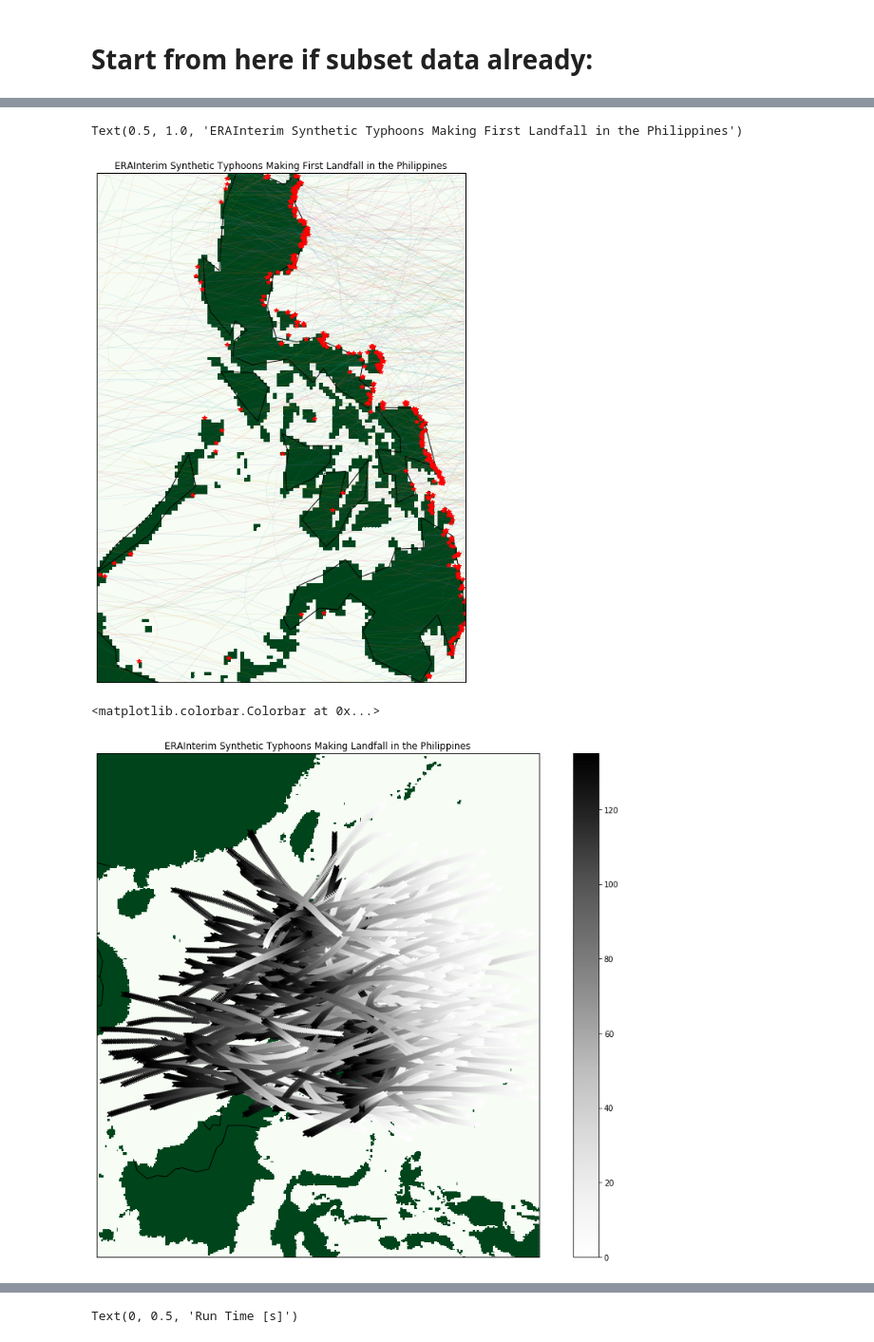
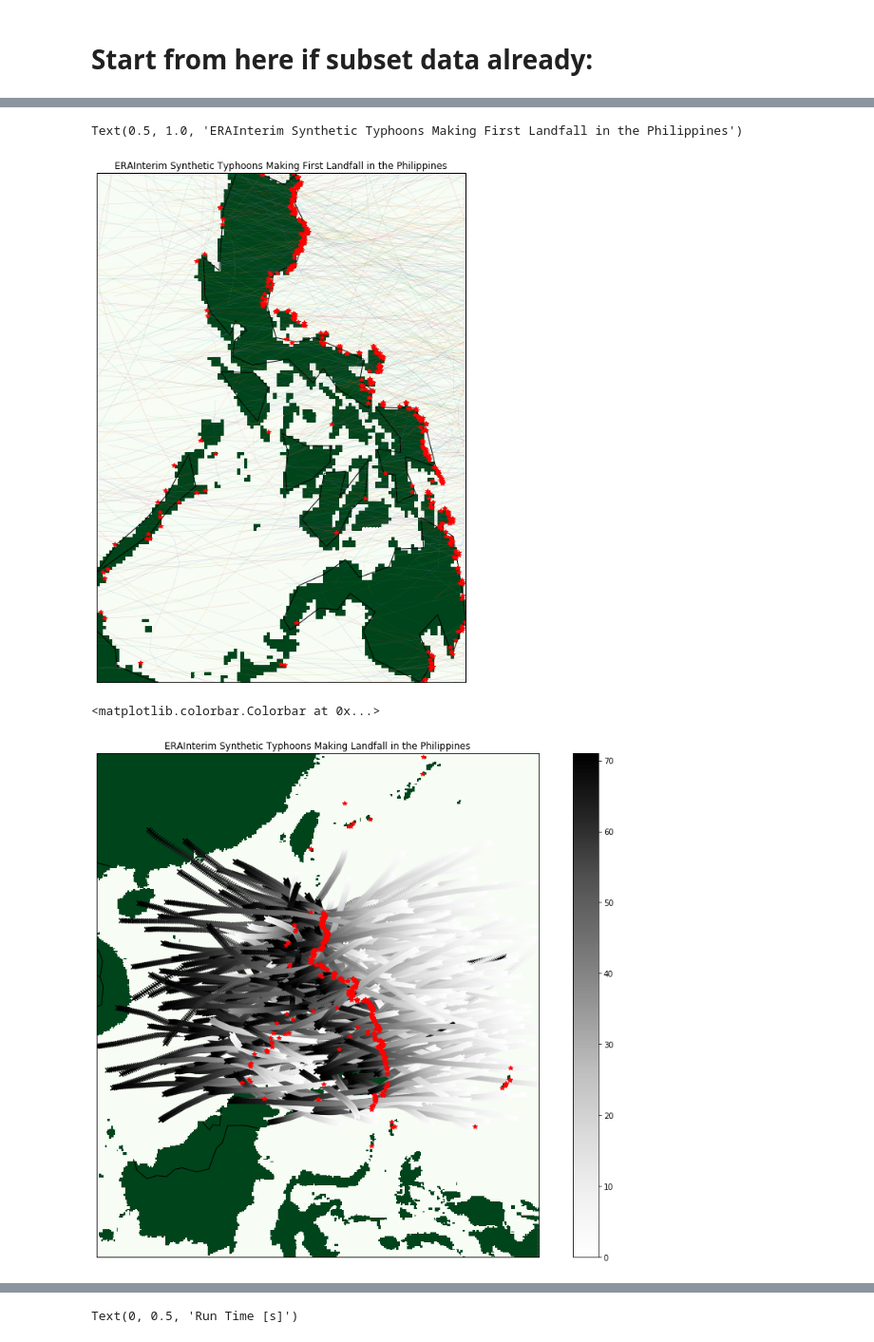
Before and after one commit to janewbaldwin/TC_Risk_WorldBank, a Jupyter notebook: WIND_HAZARD/WILLOUGHBY/synthetic_data_windfields_phi.ipynb, the cells around one changed output, grey strips where cells are left out. Shown at 95% size. Cells and saved outputs as stored; diff of their text form; code cells hidden in the pictures.

```diff
--- a/WIND_HAZARD/WILLOUGHBY/synthetic_data_windfields_phi.ipynb
+++ b/WIND_HAZARD/WILLOUGHBY/synthetic_data_windfields_phi.ipynb
@@ -51,6 +40,6 @@ latmax = 18.5052273625
 # %%
 # File number to examine
-fileN = '000'
+fileN = '003'
 # %% [markdown]
 # Initial subsetting of landfalling TCs over Philippines:
 # %%
@@ -180,4 +170,11 @@ wspd = ld.rescale_matrix(wspd,nscale,1)
 days = ld.rescale_matrix(days,nscale,0)
 tr = ld.rescale_matrix(tr,nscale,0)
 trDir = ld.rescale_matrix(trDir,nscale,0)
+# %%
+# Remove points that don't have track speed/ direction calculation
+tr_len = np.shape(tr)[0] # number of time points in track
+lon = lon[:tr_len,:]
+lat = lat[:tr_len,:]
+wspd = wspd[:,:tr_len,:]
+days = days[:tr_len,:]
 # %%
@@ -250,7 +250,7 @@ ax.add_feature(cfeature.BORDERS)
 ax.set_title('ERAInterim Synthetic Typhoons Making First Landfall in the Philippines')
 # %% [output]
 Text(0.5, 1.0, 'ERAInterim Synthetic Typhoons Making First Landfall in the Philippines')
-[figure, old version]
+[figure, new version]
 # %%
 # For each storm select time points of landfall, including possibility for second landfall and potential overlap
 # iTlandfall_forwindfield_phi
@@ -279,27 +279,28 @@ for i in range(np.shape(lon)[1]):
         iTs = np.unique(iTs) # remove wind field points that repeat
         iTlandfall_forwindfield_phi.append(list(iTs))
     iTlandfall_forwindfield_phi[i] = list(filter(lambda x : x > 0, iTlandfall_forwindfield_phi[i])) # remove negative numbers from list https://www.geeksforgeeks.org/python-remove-negative-elements-in-list/
+    iTlandfall_forwindfield_phi[i] = list(filter(lambda x : x <= np.max(np.where(~np.isnan(lon[:,i]))), iTlandfall_forwindfield_phi[i])) # remove numbers above max time step for each storm from list https://www.geeksforgeeks.org/python-remove-negative-elements-in-list/
 # %%
 # Plotting tracks 1 day before and after landfall
 
 plt.figure(figsize=(16, 12))
 ax = plt.axes(projection=ccrs.PlateCarree())
 plt.pcolormesh(llon,llat,ldmask,cmap=plt.cm.Greens)
 
 for nS in range(np.shape(lon)[1]):
     iT = iTlandfall_forwindfield_phi[nS]
     plt.scatter(lon[iT,nS],lat[iT,nS],marker='x',c=np.arange(0,len(lon[iT,nS]),1),cmap=plt.cm.Greys)
-    #iT = iTlandfall_first[n]
-    #plt.plot(lon[iT,nS],lat[iT,nS],'*',color='r')
+    iT = iTlandfall_first[nS]
+    plt.plot(lon[iT,nS],lat[iT,nS],'*',color='r')
 
 ax.set_extent([lonmin-10,lonmax+10,latmin-10,latmax+10])
 #ax.coastlines()
 ax.add_feature(cfeature.BORDERS)
 ax.set_title('ERAInterim Synthetic Typhoons Making Landfall in the Philippines')
 plt.colorbar()
 # %% [output]
 <matplotlib.colorbar.Colorbar at 0x...>
-[figure, old version]
+[figure, new version]
 # %%
 # Aggregate only storm points (lat,lon,wspd) where might be making landfall
 wspd_landfall = []
```
Also changed, not shown: parts of 9 cells of this notebook, 1 other file.
